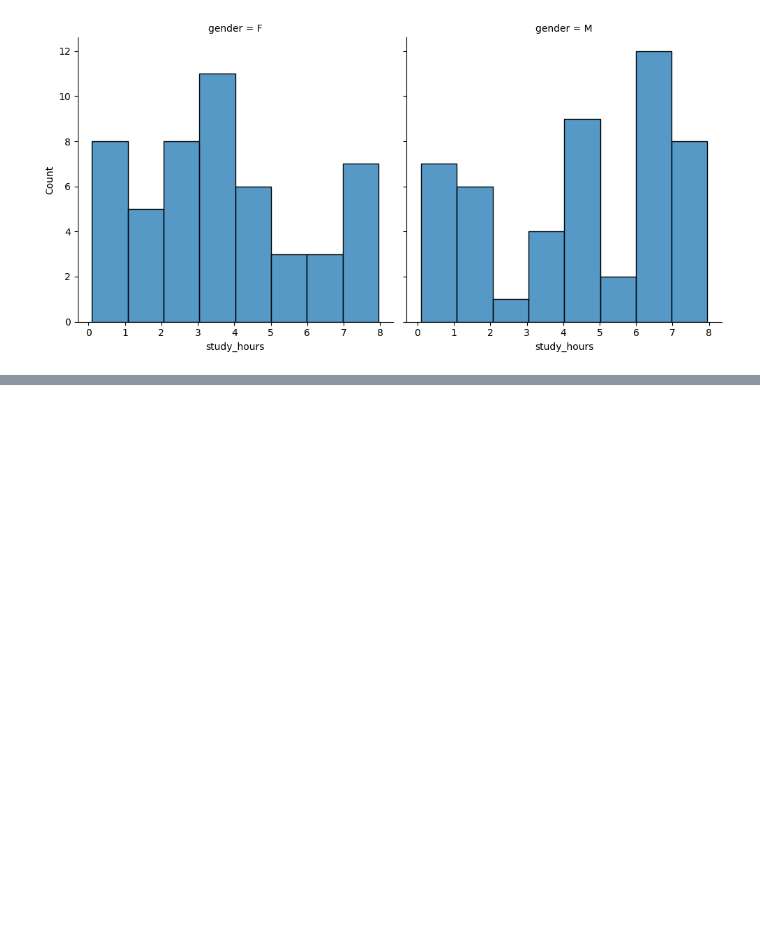
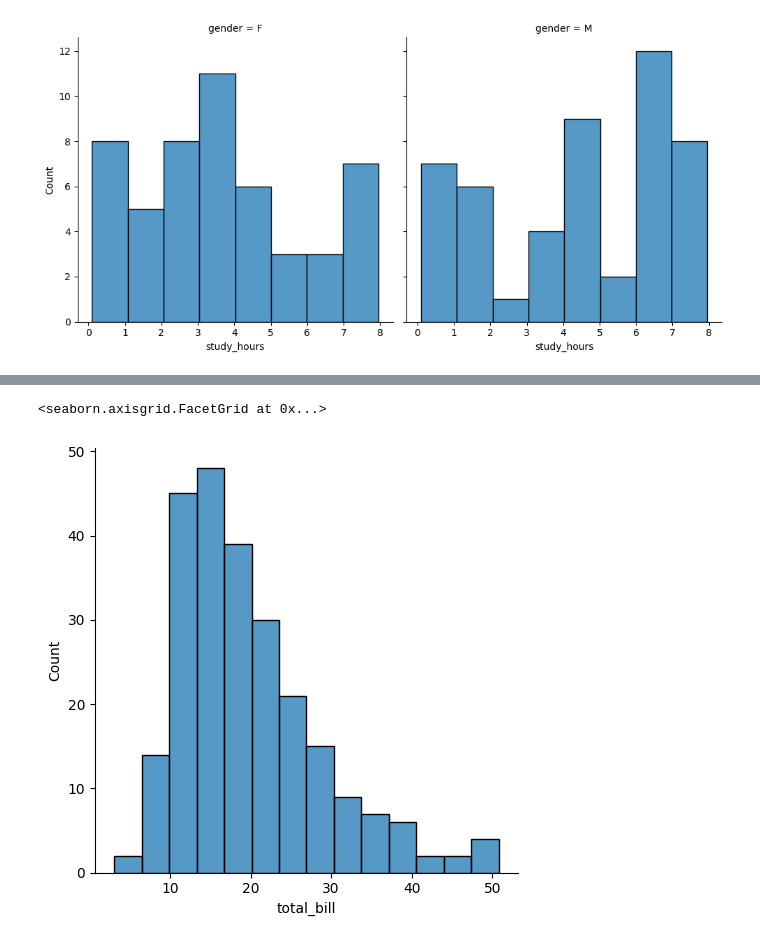
Before and after one commit to roybipro/AI-ML-learning-Phitron, a Jupyter notebook: Semister1/module-14-seaborn-plotly/seaborn-plotly.ipynb, the cells around one changed output, grey strips where cells are left out. Cells and saved outputs as stored; diff of their text form; code cells hidden in the pictures; blank space fills up the shorter version.

Commit message:
14.5 KDE plot using Seaborn

```diff
--- a/Semister1/module-14-seaborn-plotly/seaborn-plotly.ipynb
+++ b/Semister1/module-14-seaborn-plotly/seaborn-plotly.ipynb
@@ -106,3 +106,7 @@ sns.displot(kind = 'hist', data = student, x = 'study_hours',col = 'gender')
 # %% [output]
 <seaborn.axisgrid.FacetGrid at 0x...>
 [figure]
+# %%
+# kernel density estimation plot
+tips_data = sns.load_dataset('tips')
+tips_data.head()
@@ -108,0 +120,5 @@ sns.displot(kind = 'hist', data = student, x = 'study_hours',col = 'gender')
+# %%
+sns.displot(kind = 'hist', data = tips_data, x = 'total_bill')
+# %% [output]
+<seaborn.axisgrid.FacetGrid at 0x...>
+[figure, added]
```
Also changed, not shown: parts of 4 cells of this notebook.
